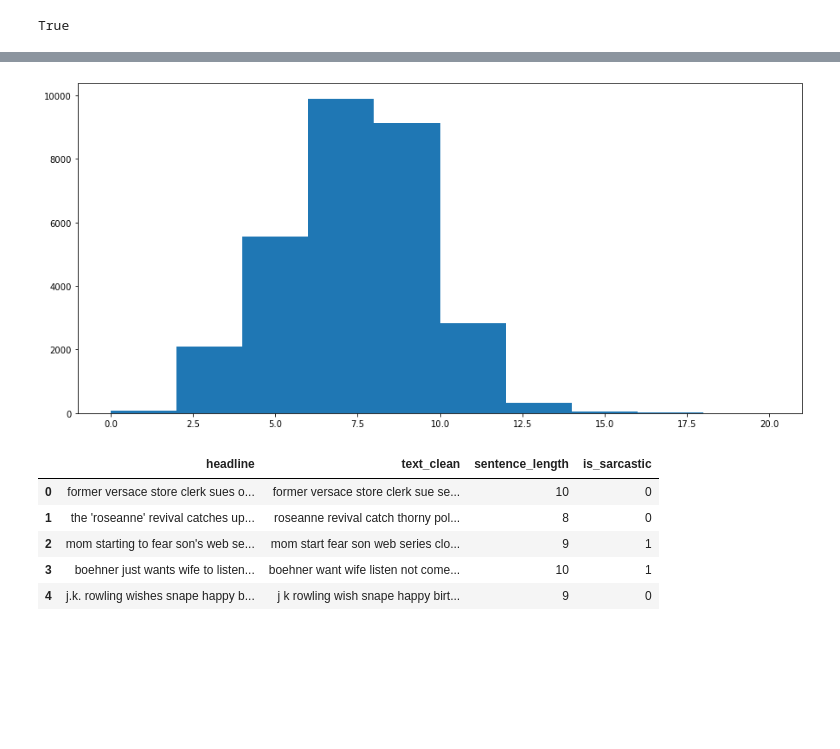
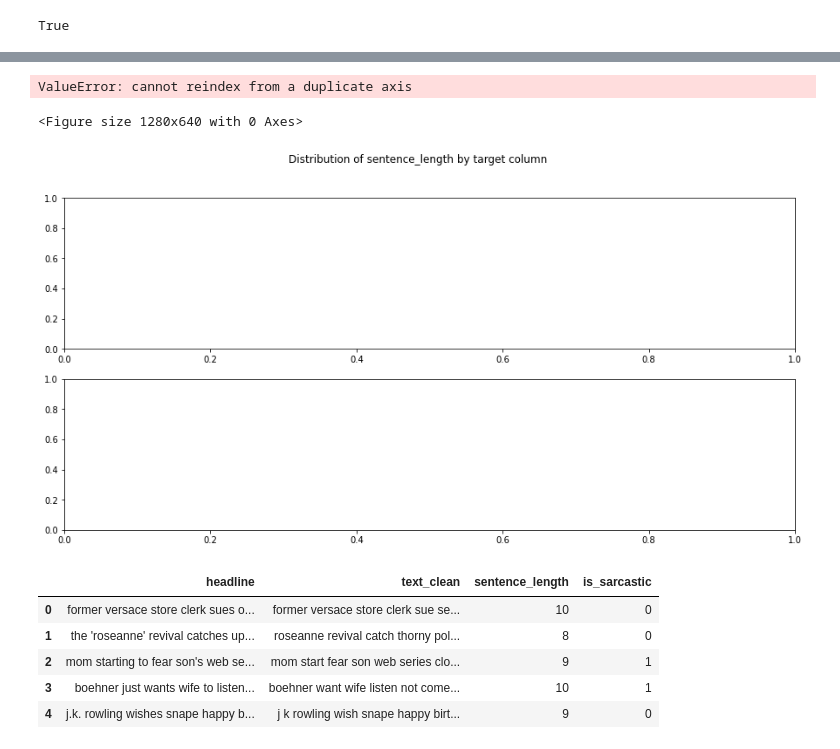
Before and after one commit to MatteoSchifano/Phishing-URL-Classification, a Jupyter notebook: notebooks/sarcasm.ipynb, the cells around one changed output, grey strips where cells are left out. Drawn from its saved outputs; the diff is of its cells as text; code cells hidden in the pictures; blank space fills up the shorter version.

```diff
--- a/notebooks/sarcasm.ipynb
+++ b/notebooks/sarcasm.ipynb
@@ -97,8 +98,17 @@ plt.show()
 # %%
-plt.hist(df[df.is_sarcastic == 0].sentence_length)
-plt.show()
+# plt.hist(df[df.is_sarcastic == 0].sentence_length)
+# plt.show()
-# %% [output]
-[figure, removed]
+# %%
+# Draw Plot
+plt.figure(figsize=(16,8), dpi= 80)
+fig, axes = plt.subplots(2, 1)
+fig.suptitle('Distribution of sentence_length by target column')
+sns.kdeplot(df.loc[df['is_sarcastic'] == 0, "sentence_length"], ax=axes[0], shade=True, color="r", label="Not sarcastic", alpha=.7)
+sns.kdeplot(df.loc[df['is_sarcastic'] == 1, "sentence_length"], ax=axes[1], shade=True, color="g", label="Sarcastic", alpha=.7)
+# %% [output]
+ValueError: cannot reindex from a duplicate axis
+<Figure size 1280x640 with 0 Axes>
+[figure, added]
 # %%
 df = df[['headline', 'text_clean','sentence_length','is_sarcastic']]
 df.head()
```
Also changed, not shown: parts of 14 cells of this notebook, 2 other files.
